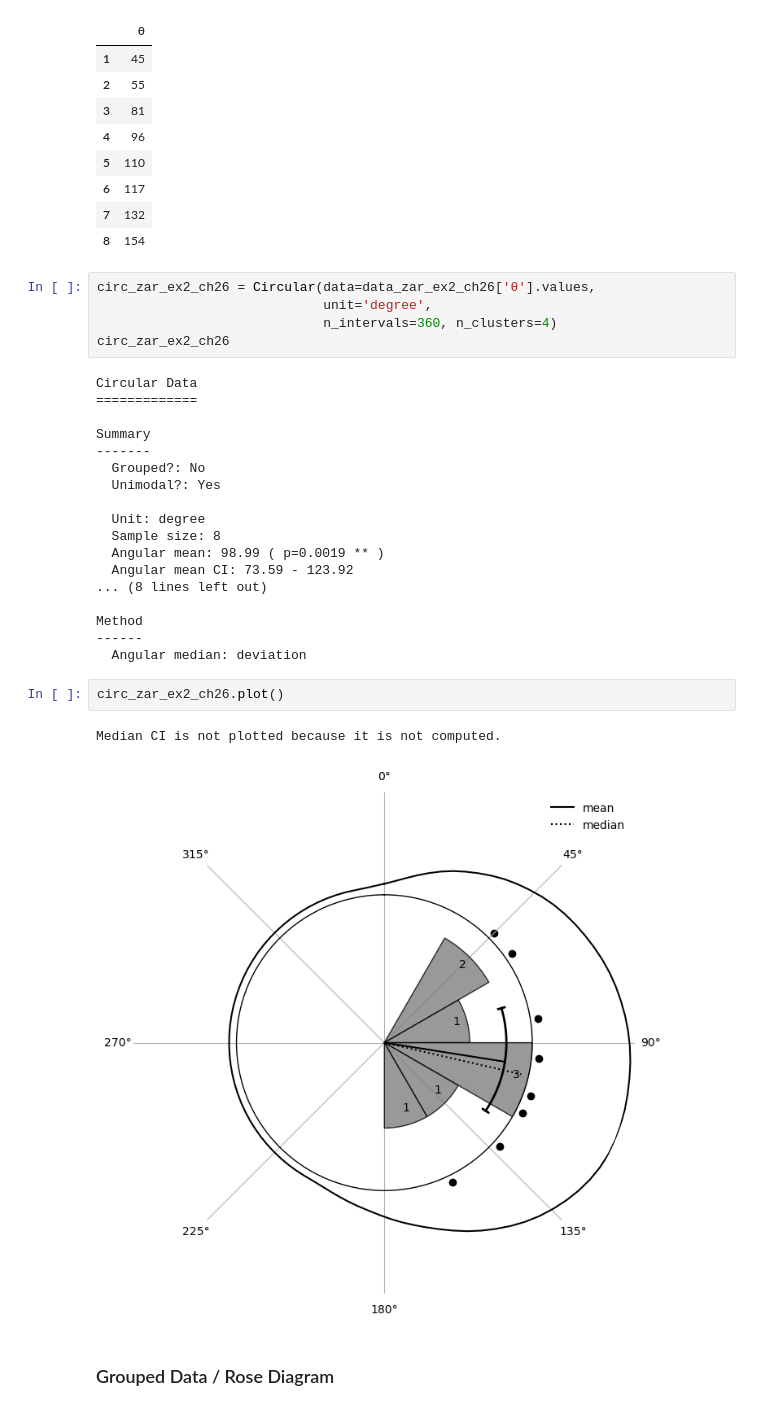
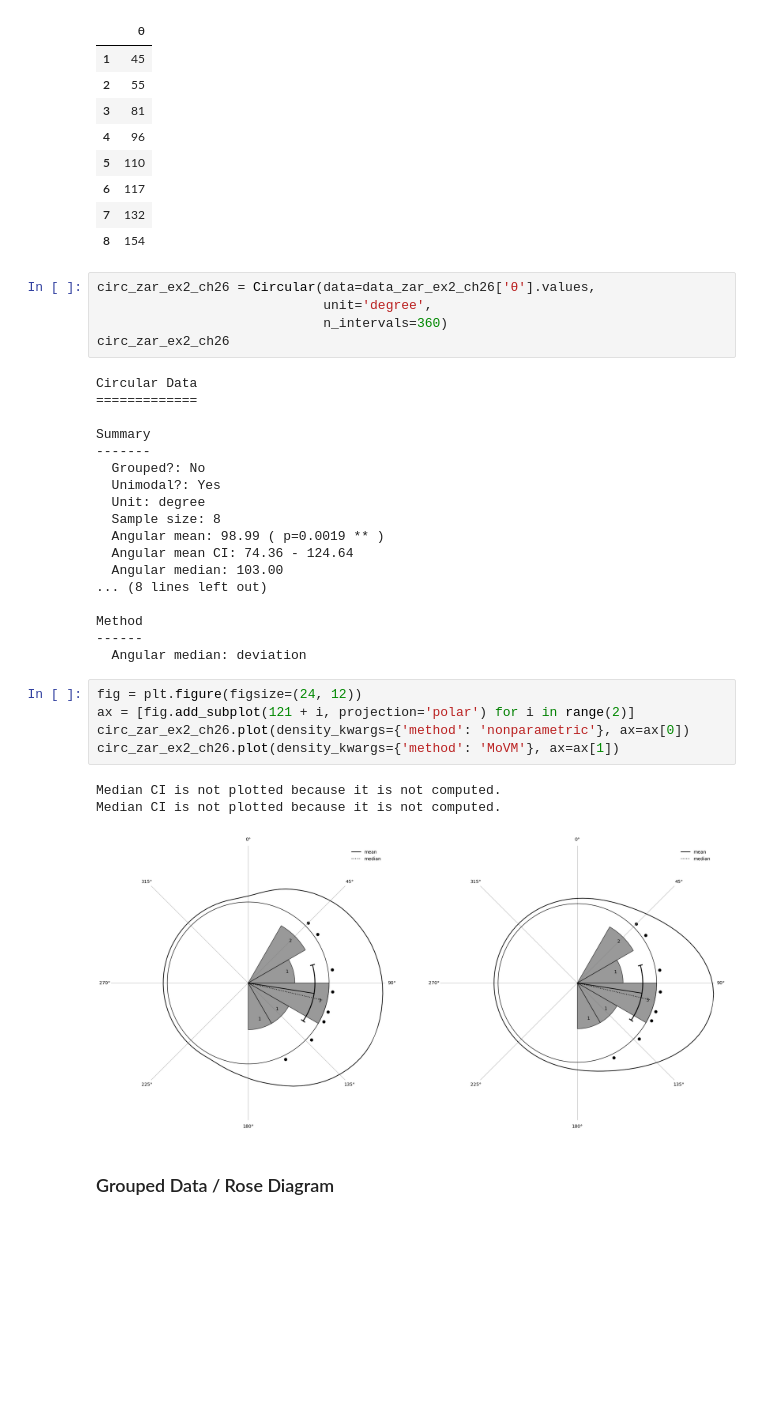
Before and after one commit to circstat/pycircstat2, a Jupyter notebook: examples/01-descriptive-circular-statistics.ipynb, the cells around one changed output. Saved outputs shown, nothing was run; the diff lists cells and outputs as text; blank space fills up the shorter version.

```diff
--- a/examples/01-descriptive-circular-statistics.ipynb
+++ b/examples/01-descriptive-circular-statistics.ipynb
@@ -35,7 +36,7 @@ data_zar_ex2_ch26
 # %%
 circ_zar_ex2_ch26 = Circular(data=data_zar_ex2_ch26['θ'].values,
                              unit='degree',
-                             n_intervals=360, n_clusters=4)
+                             n_intervals=360)
 circ_zar_ex2_ch26
 # %% [output]
 Circular Data
@@ -45,21 +46,25 @@ Summary
 -------
   Grouped?: No
   Unimodal?: Yes
-
   Unit: degree
   Sample size: 8
   Angular mean: 98.99 ( p=0.0019 ** )
-  Angular mean CI: 73.59 - 123.92
+  Angular mean CI: 74.36 - 124.64
+  Angular median: 103.00
 ... (8 lines left out)
 
 Method
 ------
   Angular median: deviation
-# %%
-circ_zar_ex2_ch26.plot()
-# %% [output]
-Median CI is not plotted because it is not computed.
-[figure, removed]
+# %%
+fig = plt.figure(figsize=(24, 12))
+ax = [fig.add_subplot(121 + i, projection='polar') for i in range(2)]
+circ_zar_ex2_ch26.plot(density_kwargs={'method': 'nonparametric'}, ax=ax[0])
+circ_zar_ex2_ch26.plot(density_kwargs={'method': 'MoVM'}, ax=ax[1])
+# %% [output]
+Median CI is not plotted because it is not computed.
+Median CI is not plotted because it is not computed.
+[figure, added]
 # %% [markdown]
 ### Grouped Data / Rose Diagram
 # %%
```
Also changed, not shown: parts of 3 cells of this notebook, 3 other files.
